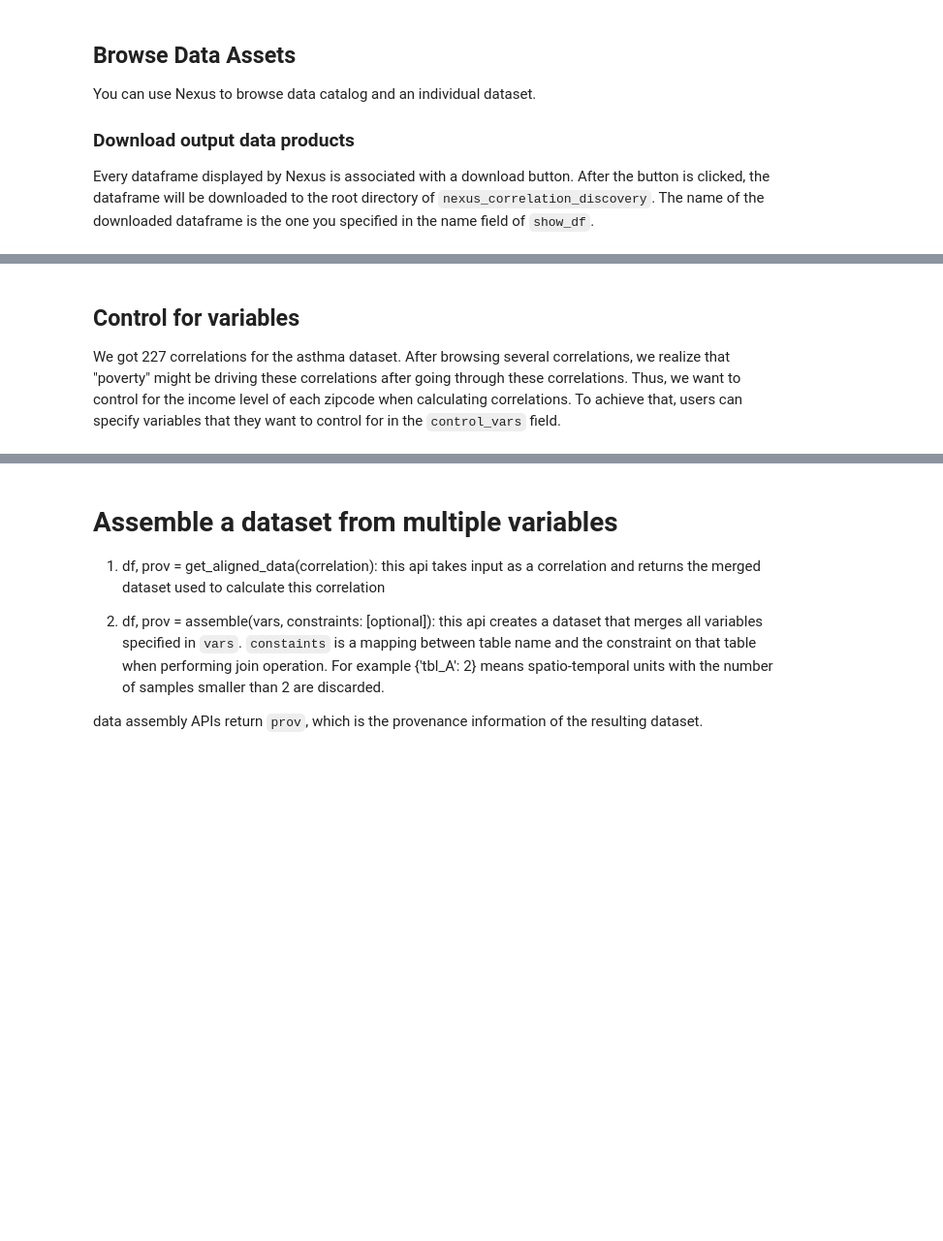
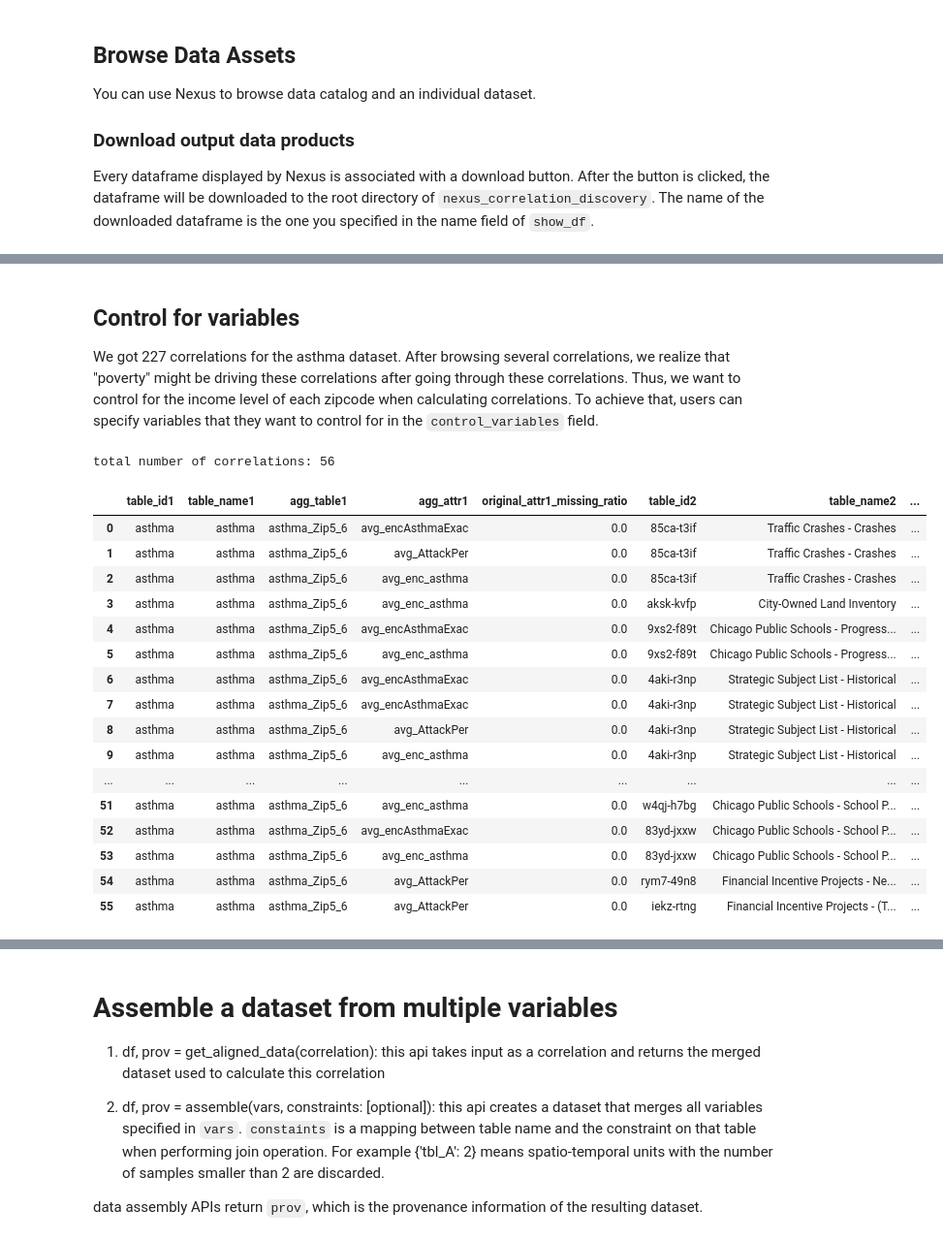
Before and after one commit to TheDataStation/nexus_correlation_discovery, a Jupyter notebook: demo/nexus_api.ipynb, the cells around one changed output, grey strips where cells are left out. Shown at 97% size. Drawn from its saved outputs; the diff is of its cells as text; code cells hidden in the pictures; blank space fills up the shorter version.

Commit message:
made a pass on variable names. Polished the notebook

```diff
--- a/demo/nexus_api.ipynb
+++ b/demo/nexus_api.ipynb
@@ -4,15 +4,14 @@
 import os
 home_dir=os.path.expanduser('~')
 os.chdir(f"{home_dir}/nexus_correlation_discovery/")
-from utils.time_point import T_GRANU
-from utils.coordinate import S_GRANU
+from utils.time_point import TEMPORAL_GRANU
+from utils.coordinate import SPATIAL_GRANU
 from demo.demo_ui import show_df
 from nexus_api import API
-from data_search.data_model import Var
+from utils.data_model import Variable
 from sklearn import linear_model
 import warnings
 from corr_analysis.graph.graph_utils import filter_on_signals
-import networkx as nx
 from utils.io_utils import load_corrs_from_dir
 from demo.cluster_utils import CorrCommunity
 from demo.demo_ui import show_communities
@@ -20,7 +19,7 @@ import pickle
 
 warnings. filterwarnings('ignore')
 
-use_qgrid = True
+use_qgrid = False
 # %% [markdown]
 # Create Nexus API
 # %%
@@ -94,8 +117,33 @@ show_df(df, name='asthma_corrs', use_qgrid=use_qgrid)
 # %% [markdown]
 ## Control for variables
 
-We got 227 correlations for the asthma dataset. After browsing several correlations, we realize that "poverty" might be driving these correlations after going through these correlations. Thus, we want to control for the income level of each zipcode when calculating correlations. To achieve that, users can specify variables that they want to control for in the `control_vars` field.
+We got 227 correlations for the asthma dataset. After browsing several correlations, we realize that "poverty" might be driving these correlations after going through these correlations. Thus, we want to control for the income level of each zipcode when calculating correlations. To achieve that, users can specify variables that they want to control for in the `control_variables` field.
 # %%
-control_vars = [Var('chicago_income_by_zipcode_zipcode_6', 'avg_income_household_median')]
-df_control = nexus_api.find_correlations_from(dataset, t_granu, s_granu, overlap_t, r_t, corr_type="pearson", control_vars=control_vars)
+dataset = 'asthma'
+temporal_granularity, spatial_granularity = TEMPORAL_GRANU.ALL, SPATIAL_GRANU.ZIPCODE
+overlap_threshold = 5
+correlation_threshold = 0.5
+control_variables = [Variable('chicago_income_by_zipcode_zipcode_6', 'avg_income_household_median')]
+df_control = nexus_api.find_correlations_from(dataset, temporal_granularity, spatial_granularity,
+                                              overlap_threshold, correlation_threshold,
+                                              correlation_type="pearson", control_variables=control_variables)
 show_df(df_control, name='asthma_corrs_control_income', use_qgrid=use_qgrid)
+# %% [output]
+total number of correlations: 56
+|  | table_id1 | table_name1 | agg_table1 | agg_attr1 | original_attr1_missing_ratio | table_id2 | table_name2 | ... |
+| 0 | asthma | asthma | asthma_Zip5_6 | avg_encAsthmaExac | 0.0 | 85ca-t3if | Traffic Crashes - Crashes | ... |
+| 1 | asthma | asthma | asthma_Zip5_6 | avg_AttackPer | 0.0 | 85ca-t3if | Traffic Crashes - Crashes | ... |
+| 2 | asthma | asthma | asthma_Zip5_6 | avg_enc_asthma | 0.0 | 85ca-t3if | Traffic Crashes - Crashes | ... |
+| 3 | asthma | asthma | asthma_Zip5_6 | avg_enc_asthma | 0.0 | aksk-kvfp | City-Owned Land Inventory | ... |
+| 4 | asthma | asthma | asthma_Zip5_6 | avg_encAsthmaExac | 0.0 | 9xs2-f89t | Chicago Public Schools - Progress... | ... |
+| 5 | asthma | asthma | asthma_Zip5_6 | avg_enc_asthma | 0.0 | 9xs2-f89t | Chicago Public Schools - Progress... | ... |
+| 6 | asthma | asthma | asthma_Zip5_6 | avg_encAsthmaExac | 0.0 | 4aki-r3np | Strategic Subject List - Historical | ... |
+| 7 | asthma | asthma | asthma_Zip5_6 | avg_encAsthmaExac | 0.0 | 4aki-r3np | Strategic Subject List - Historical | ... |
+| 8 | asthma | asthma | asthma_Zip5_6 | avg_AttackPer | 0.0 | 4aki-r3np | Strategic Subject List - Historical | ... |
+| 9 | asthma | asthma | asthma_Zip5_6 | avg_enc_asthma | 0.0 | 4aki-r3np | Strategic Subject List - Historical | ... |
+| ... | ... | ... | ... | ... | ... | ... | ... | ... |
+| 51 | asthma | asthma | asthma_Zip5_6 | avg_enc_asthma | 0.0 | w4qj-h7bg | Chicago Public Schools - School P... | ... |
+| 52 | asthma | asthma | asthma_Zip5_6 | avg_encAsthmaExac | 0.0 | 83yd-jxxw | Chicago Public Schools - School P... | ... |
+| 53 | asthma | asthma | asthma_Zip5_6 | avg_enc_asthma | 0.0 | 83yd-jxxw | Chicago Public Schools - School P... | ... |
+| 54 | asthma | asthma | asthma_Zip5_6 | avg_AttackPer | 0.0 | rym7-49n8 | Financial Incentive Projects - Ne... | ... |
+| 55 | asthma | asthma | asthma_Zip5_6 | avg_AttackPer | 0.0 | iekz-rtng | Financial Incentive Projects - (T... | ... |
```
Also changed, not shown: parts of 7 cells of this notebook, 45 other files.
